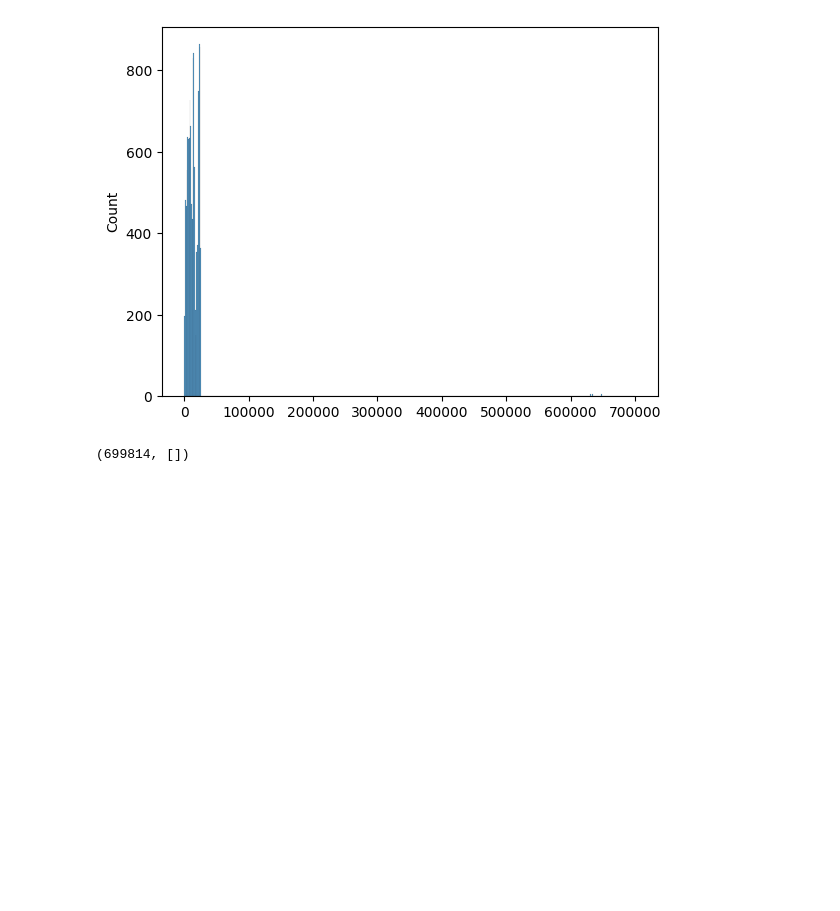
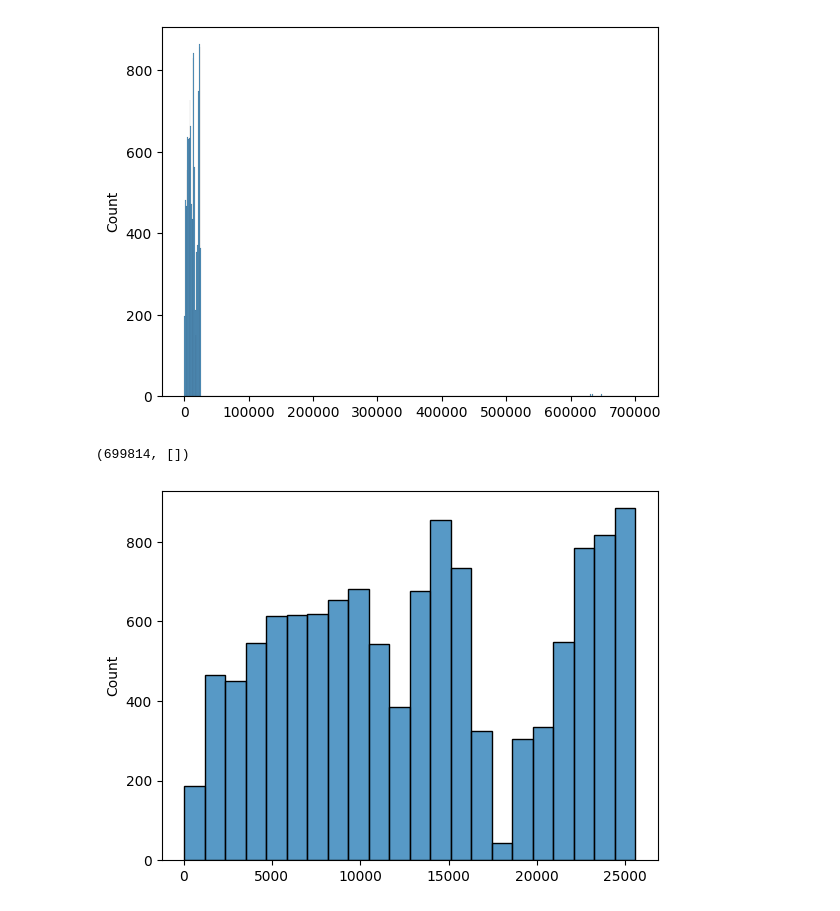
Before and after one commit to lapythie/dora, a Jupyter notebook: notebooks/titles.ipynb, the cells around one changed output. Drawn from its saved outputs; the diff is of its cells as text; code cells hidden in the pictures; blank space fills up the shorter version.

Commit message:
plot numhref hist

```diff
--- a/notebooks/titles.ipynb
+++ b/notebooks/titles.ipynb
@@ -131,3 +131,9 @@ for num, dramapage in progress_bar:
 num, res
 # %% [output]
 (699814, [])
+# %%
+sns.histplot([
+    int(href[1:].split("-")[0]) for href in numhref2dramapage.keys()
+]);
+# %% [output]
+[figure, added]
```
